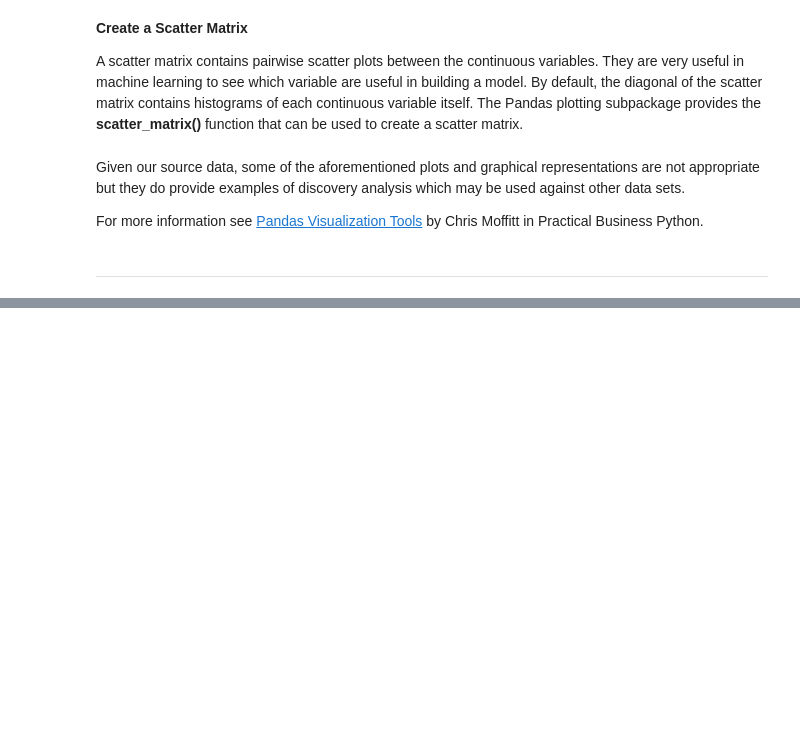
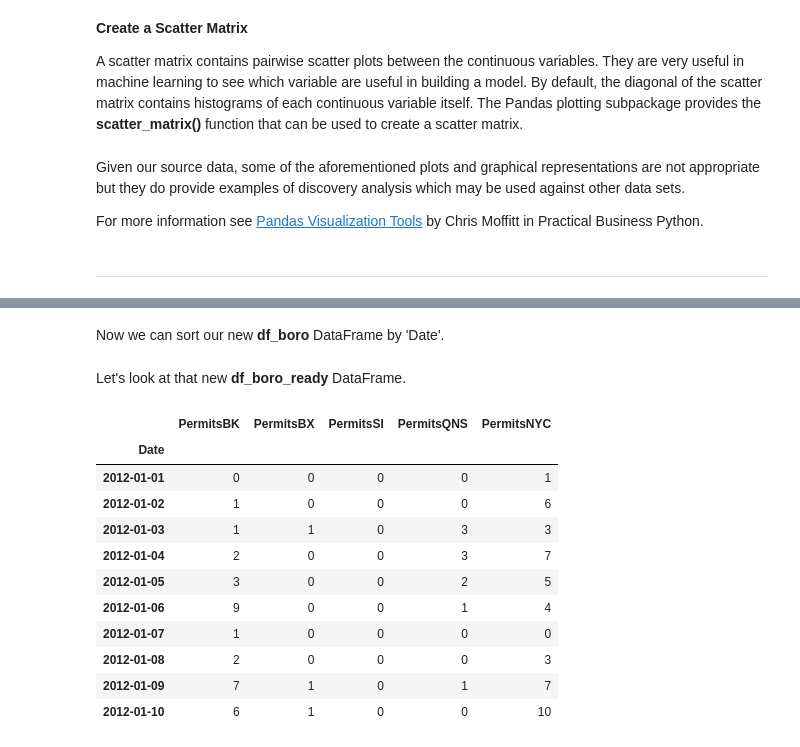
Before and after one commit to ProfessorPatrickSlatraigh/CST2312, a Jupyter notebook: CST2312_WK16CL26_Datetime_06Dec2021.ipynb, the cells around one changed output, grey strips where cells are left out. Drawn from its saved outputs; the diff is of its cells as text; code cells hidden in the pictures; blank space fills up the shorter version.

```diff
--- a/CST2312_WK16CL26_Datetime_06Dec2021.ipynb
+++ b/CST2312_WK16CL26_Datetime_06Dec2021.ipynb
@@ -1170,0 +1219,2 @@ For more information see [Pandas Visualization Tools](https://pbpython.com/dataf
+# %% [markdown]
+Now we can sort our new **df_boro** DataFrame by 'Date'.
@@ -1170,0 +1225,17 @@ For more information see [Pandas Visualization Tools](https://pbpython.com/dataf
+# %% [markdown]
+Let's look at that new **df_boro_ready** DataFrame.
+# %%
+df_boro_ready.head(10)
+# %% [output]
+|  | PermitsBK | PermitsBX | PermitsSI | PermitsQNS | PermitsNYC |
+| Date |  |  |  |  |  |
+| 2012-01-01 | 0 | 0 | 0 | 0 | 1 |
+| 2012-01-02 | 1 | 0 | 0 | 0 | 6 |
+| 2012-01-03 | 1 | 1 | 0 | 3 | 3 |
+| 2012-01-04 | 2 | 0 | 0 | 3 | 7 |
+| 2012-01-05 | 3 | 0 | 0 | 2 | 5 |
+| 2012-01-06 | 9 | 0 | 0 | 1 | 4 |
+| 2012-01-07 | 1 | 0 | 0 | 0 | 0 |
+| 2012-01-08 | 2 | 0 | 0 | 0 | 3 |
+| 2012-01-09 | 7 | 1 | 0 | 1 | 7 |
+| 2012-01-10 | 6 | 1 | 0 | 0 | 10 |
```
Also changed, not shown: parts of 21 cells of this notebook.
